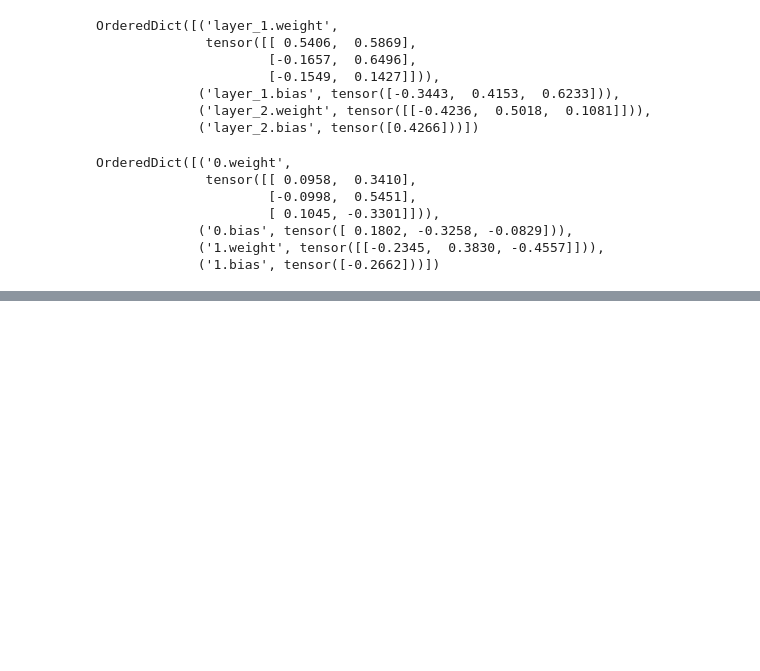
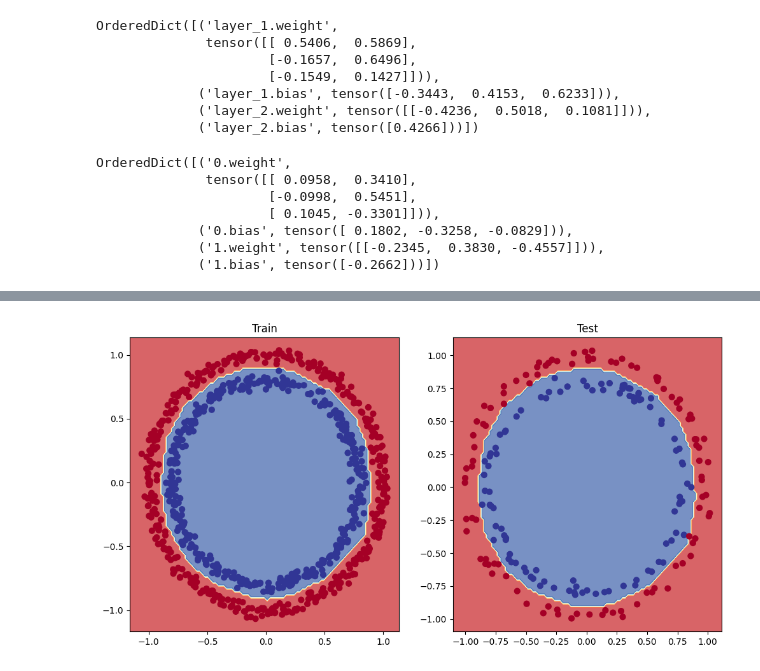
Before and after one commit to BilalAsifB/Learning-PyTorch, a Jupyter notebook: notebooks/02_pytorch_NN_classification.ipynb, the cells around one changed output, grey strips where cells are left out. Saved outputs shown, nothing was run; the diff lists cells and outputs as text; code cells hidden in the pictures; blank space fills up the shorter version.

```diff
--- a/notebooks/02_pytorch_NN_classification.ipynb
+++ b/notebooks/02_pytorch_NN_classification.ipynb
@@ -179,0 +180,9 @@ plot_decision_boundary(model, X_test, y_test)
+# %%
+improved_model = nn.Sequential(
+    nn.Linear(in_features=X_train.shape[1],
+              out_features=16),
+    nn.Linear(in_features=16,
+              out_features=8),
+    nn.Linear(in_features=8,
+              out_features=y_train.ndim)
+).to(DEVICE)
@@ -179,0 +225,2 @@ plot_decision_boundary(model, X_test, y_test)
+# %%
+train_test_loop(X_train, X_test, y_train, y_test, improved_model, 1000)
@@ -179,0 +378,11 @@ plot_decision_boundary(model, X_test, y_test)
+# %%
+non_linear_model = nn.Sequential(
+    nn.Linear(in_features=X_train.shape[1],
+              out_features=16),
+    nn.ReLU(),
+    nn.Linear(in_features=16,
+              out_features=8),
+    nn.ReLU(),
+    nn.Linear(in_features=8,
+              out_features=y_train.ndim)
+)
@@ -179,0 +399,3 @@ plot_decision_boundary(model, X_test, y_test)
+# %%
+train_test_loop(X_train, X_test, y_train, y_test,
+                model=non_linear_model, epochs=1000)
@@ -179,0 +420,10 @@ plot_decision_boundary(model, X_test, y_test)
+# %%
+plt.figure(figsize=(12, 6))
+plt.subplot(1, 2, 1)
+plt.title('Train')
+plot_decision_boundary(non_linear_model, X_train, y_train)
+plt.subplot(1, 2, 2)
+plt.title('Test')
+plot_decision_boundary(non_linear_model, X_test, y_test)
+# %% [output]
+[figure, added]
```
Also changed, not shown: parts of 23 cells of this notebook.
